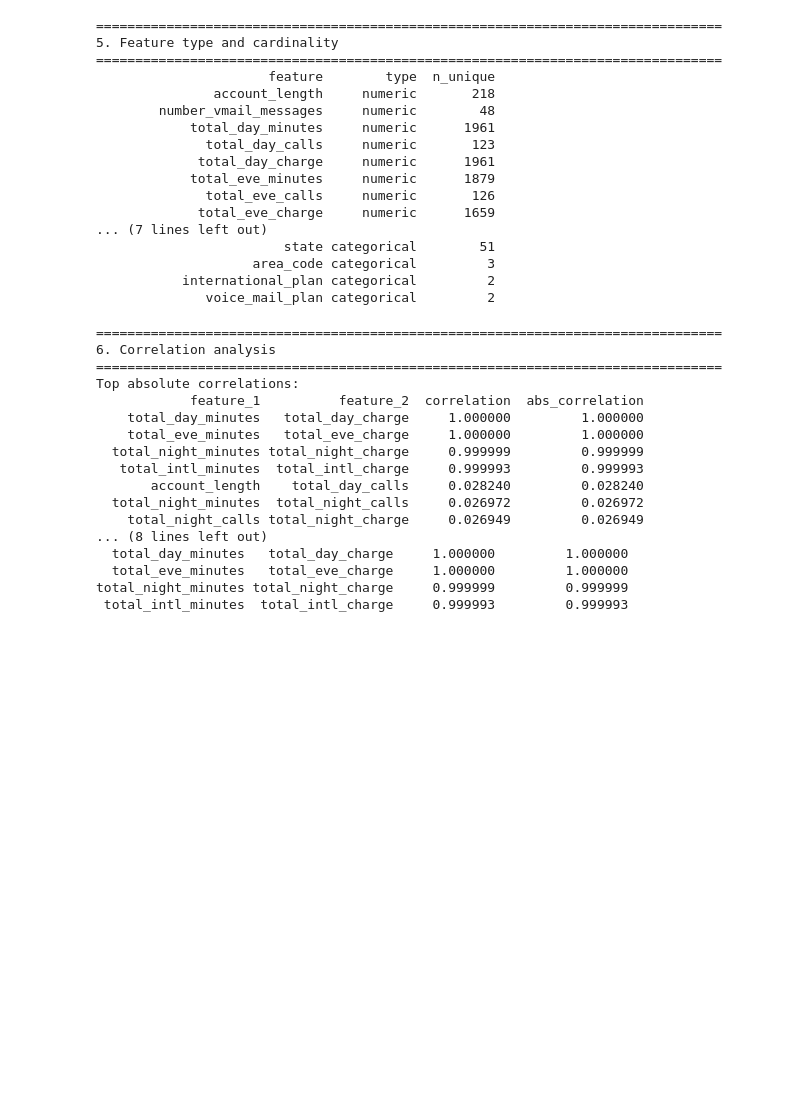
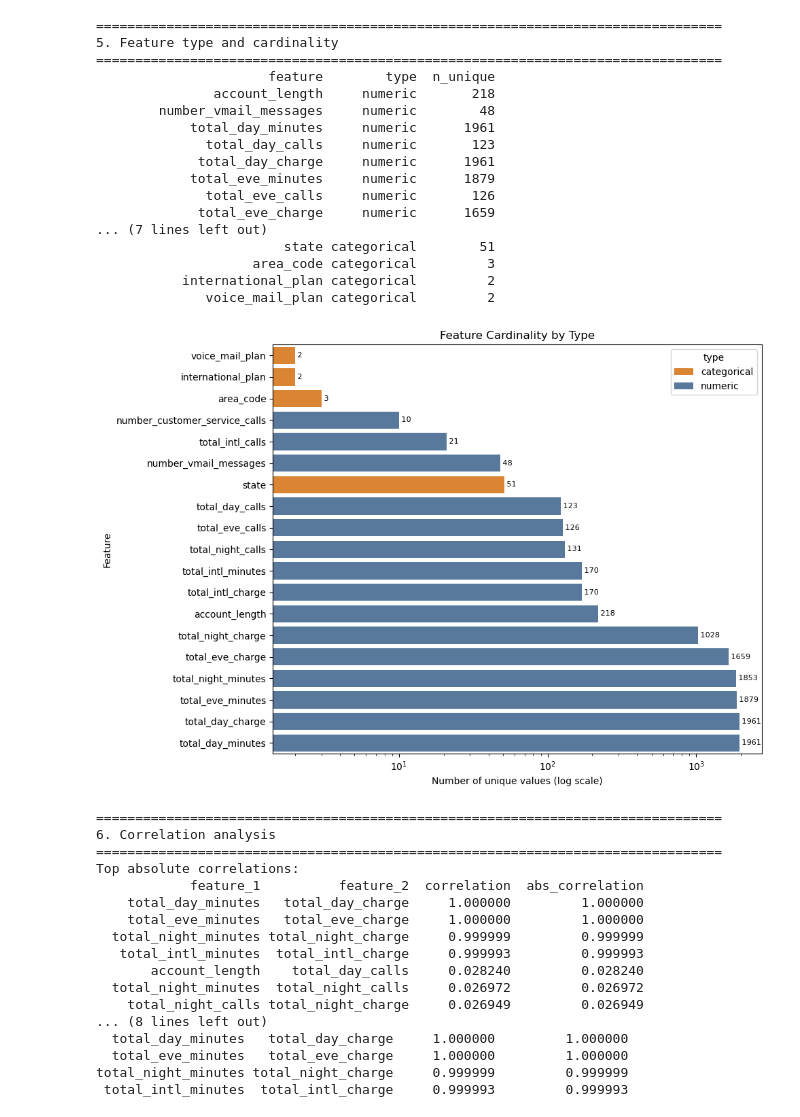
Before and after one commit to tuananhpham-vnu/MLC-Churn, a Jupyter notebook: Phase_0_EDA/00_eda_baseline.ipynb, the cells around one changed output. Cells and saved outputs as stored; diff of their text form; code cells hidden in the pictures; blank space fills up the shorter version.

```diff
--- a/Phase_0_EDA/00_eda_baseline.ipynb
+++ b/Phase_0_EDA/00_eda_baseline.ipynb
@@ -431,6 +431,37 @@ feature_type_summary.to_csv(OUTPUT_DIR / "feature_type_summary.csv", index=False
                     area_code categorical         3
            international_plan categorical         2
               voice_mail_plan categorical         2
+# %%
+import pandas as pd
+import seaborn as sns
+import matplotlib.pyplot as plt
+
+# df gồm 3 cột: feature, type, n_unique
+# df = pd.read_csv("feature_type_summary.csv")
+
+plot_df = feature_type_summary.sort_values("n_unique", ascending=True)
+
+plt.figure(figsize=(10, 7))
+ax = sns.barplot(
+    data=plot_df,
+    y="feature",
+    x="n_unique",
+    hue="type",
+    dodge=False,
+    palette={"numeric": "#4C78A8", "categorical": "#F58518"}
+)
+ax.set_xscale("log")  # quan trọng
+ax.set_xlabel("Number of unique values (log scale)")
+ax.set_ylabel("Feature")
+ax.set_title("Feature Cardinality by Type")
+
+for i, v in enumerate(plot_df["n_unique"]):
+    ax.text(v, i, f" {v}", va="center", fontsize=8)
+
+plt.tight_layout()
+plt.show()
+# %% [output]
+[figure, added]
 # %%
 section("6. Correlation analysis")
 correlation_matrix = df[numeric_features].corr()
```
Also changed, not shown: 30 other files.
